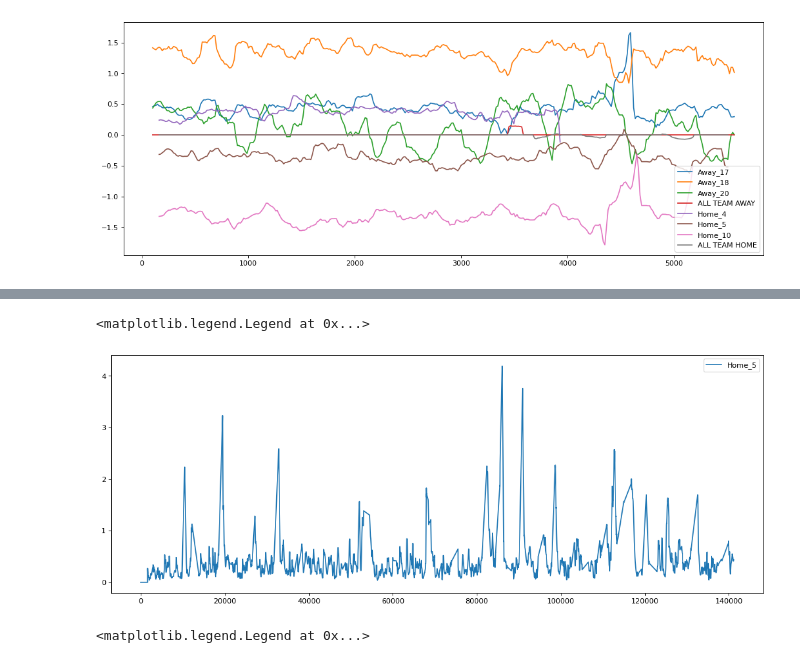
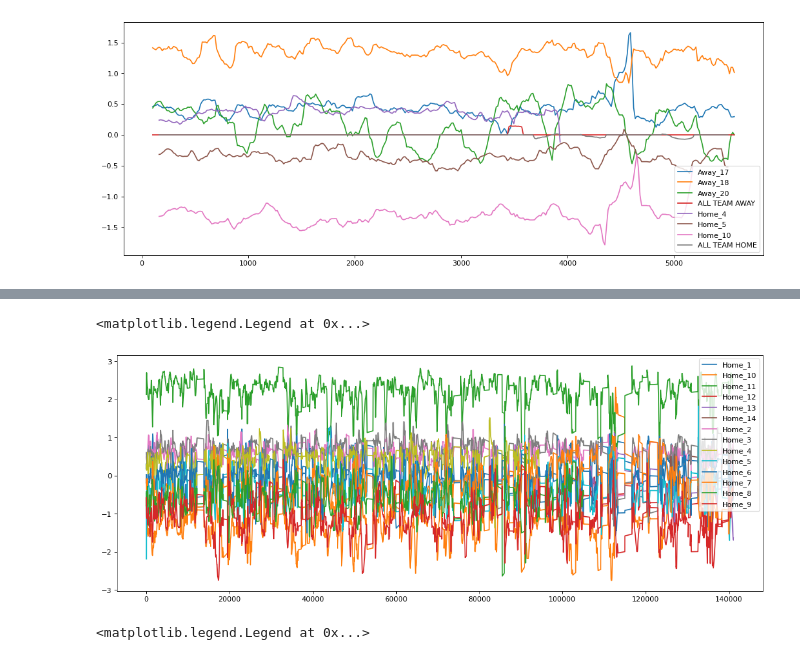
Before and after one commit to IsidreMas/FootballAnalyticsTFM, a Jupyter notebook: notebooks/Untitled1.ipynb, the cells around one changed output, grey strips where cells are left out. Drawn from its saved outputs; the diff is of its cells as text; code cells hidden in the pictures.

```diff
--- a/notebooks/Untitled1.ipynb
+++ b/notebooks/Untitled1.ipynb
@@ -228,7 +215,7 @@ def rolling_window(tracking_data, players = None, window=5):
 
     return temp_df
 # %%
-rolling = rolling_window(m1.tracking_home, m1.home_players, window = 60*1)
+rolling = rolling_window(m1.tracking_home, m1.home_players, window = 1)
 # %%
 rolling_away = rolling_window(m1.tracking_away, m1.away_players, window = 60*1)
 # %%
@@ -250,13 +237,13 @@ rolling.iloc[:1000]
 1000 rows × 199 columns
 # %%
 fig = plt.figure(figsize=(16, 6), dpi=80)
-for player in ["Home_5"]:
-    plt.plot(rolling["mqd"], label=f"{player}")
+for player in m1.home_players:
+    plt.plot(rolling[f"{player}_normx"], label=f"{player}")
 
 plt.legend()
 # %% [output]
 <matplotlib.legend.Legend at 0x...>
-[figure, old version]
+[figure, new version]
 # %%
 fig = plt.figure(figsize=(16, 6), dpi=80)
 for player in ["Home_5"]:
```
Also changed, not shown: parts of 5 cells of this notebook, 5 other files.
